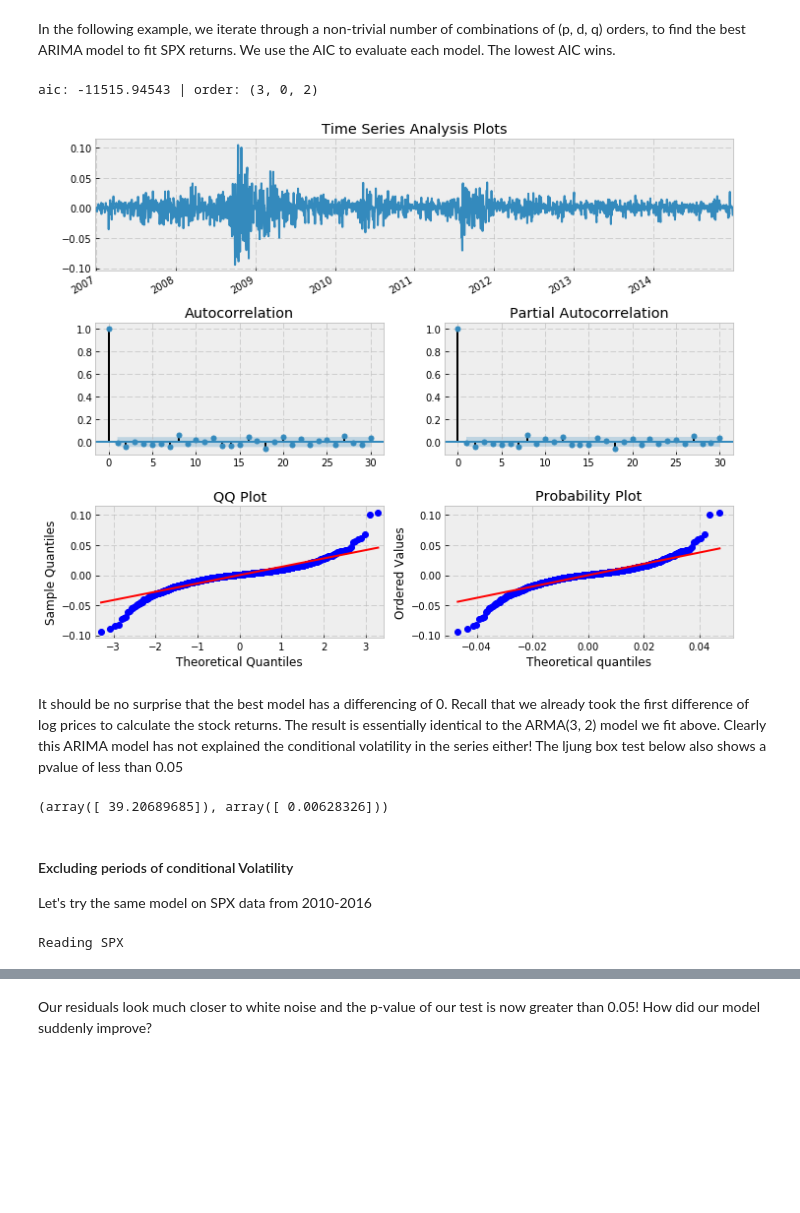
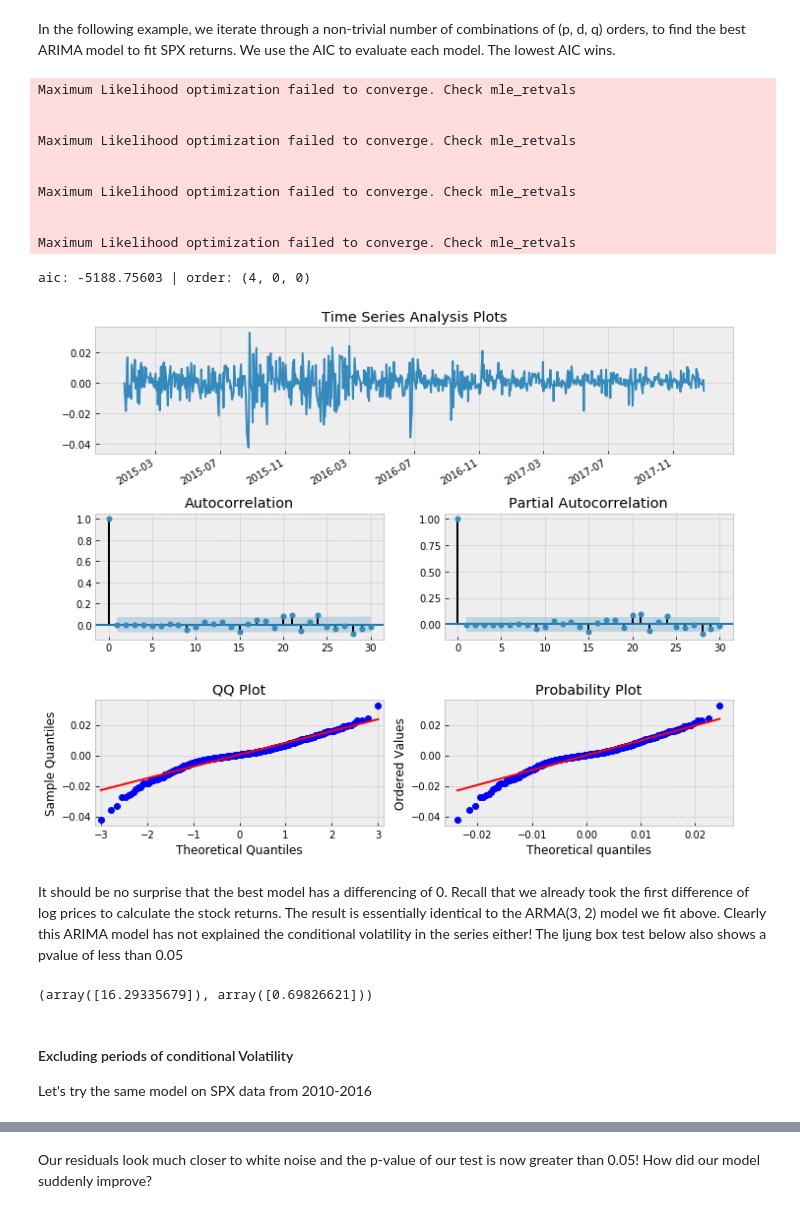
Before and after one commit to Auquan/Tutorials, a Jupyter notebook: Time Series Analysis - 3.ipynb, the cells around one changed output, grey strips where cells are left out. Cells and saved outputs as stored; diff of their text form; code cells hidden in the pictures; blank space fills up the shorter version.

```diff
--- a/Time Series Analysis - 3.ipynb
+++ b/Time Series Analysis - 3.ipynb
@@ -34,0 +21,16 @@ Reading MSFT
+# %%
+from backtester.dataSource.yahoo_data_source import YahooStockDataSource
+startDateStr = '2014/12/31'
+endDateStr = '2017/12/31'
+cachedFolderName = 'yahooData/'
+dataSetId = 'testPairsTrading'
+instrumentIds = ['^GSPC','DOW','AAPL','MSFT']
+ds = YahooStockDataSource(cachedFolderName=cachedFolderName,
+                            dataSetId=dataSetId,
+                            instrumentIds=instrumentIds,
+                            startDateStr=startDateStr,
+                            endDateStr=endDateStr,
+                            event='history')
+data = ds.getBookDataByFeature()['adjClose']
+# log returns
+lrets = np.log(data/data.shift(1))
@@ -186,25 +219,28 @@ The residuals seem normally distributed.
 # %% [markdown]
 Next we fit an ARMA model to SPX returns.
 # %%
-# Fit ARMA model to SPY returns
+from numpy.linalg import LinAlgError
+# Fit ARMA model to SPX returns
+
+TS = lrets['^GSPC'].dropna()
+TS.index = pd.DatetimeIndex(TS.index.values,
+                               freq=TS.index.inferred_freq)
 
 best_aic = np.inf
 best_order = None
 best_mdl = None
 
-rng = range(5) # [0,1,2,3,4,5]
+rng = range(1,5) # [0,1,2,3,4,5]
 for i in rng:
     for j in rng:
         try:
-            tmp_mdl = smt.ARMA(lrets.SPX, order=(i, j)).fit(
-                method='mle', trend='nc'
-            )
+            tmp_mdl = smt.ARMA(TS, order=(i, j)).fit(method='mle', trend='nc')
             tmp_aic = tmp_mdl.aic
             if tmp_aic < best_aic:
                 best_aic = tmp_aic
                 best_order = (i, j)
                 best_mdl = tmp_mdl
-        except: continue
+        except (ValueError, LinAlgError) as e: continue
 
 
 print('aic: {:6.5f} | order: {}'.format(best_aic, best_order))
@@ -309,49 +356,55 @@ In the following example, we iterate through a non-trivial number of combination
 # %%
 # Fit ARIMA(p, d, q) model to SPX log returns
 # pick best order and final model based on aic
 
+TS = lrets['^GSPC'].dropna()
+TS.index = pd.DatetimeIndex(TS.index.values,
+                               freq=TS.index.inferred_freq)
+
 best_aic = np.inf
 best_order = None
 best_mdl = None
+
 
 pq_rng = range(5) # [0,1,2,3]
 d_rng = range(2) # [0,1]
 for i in pq_rng:
     for d in d_rng:
         for j in pq_rng:
             try:
-                tmp_mdl = smt.ARIMA(lrets.SPX, order=(i,d,j)).fit(method='mle', trend='nc')
+                tmp_mdl = smt.ARIMA(TS, order=(i,d,j)).fit(method='mle', trend='nc')
                 tmp_aic = tmp_mdl.aic
                 if tmp_aic < best_aic:
                     best_aic = tmp_aic
                     best_order = (i, d, j)
                     best_mdl = tmp_mdl
             except: continue
 
 
 print('aic: {:6.5f} | order: {}'.format(best_aic, best_order))
 
 # ARIMA model resid plot
 _ = tsplot(best_mdl.resid, lags=30)
 # %% [output]
-aic: -11515.94543 | order: (3, 0, 2)
+Maximum Likelihood optimization failed to converge. Check mle_retvals
+
+
+Maximum Likelihood optimization failed to converge. Check mle_retvals
+
+
+Maximum Likelihood optimization failed to converge. Check mle_retvals
+
+
+Maximum Likelihood optimization failed to converge. Check mle_retvals
+aic: -5188.75603 | order: (4, 0, 0)
-[figure, old version]
+[figure, new version]
 # %% [markdown]
 It should be no surprise that the best model has a differencing of 0. Recall that we already took the first difference of log prices to calculate the stock returns. The result is essentially identical to the ARMA(3, 2) model we fit above. Clearly this ARIMA model has not explained the conditional volatility in the series either! The ljung box test below also shows a pvalue of less than 0.05
 # %%
 sms.diagnostic.acorr_ljungbox(best_mdl.resid, lags=[20], boxpierce=False)
 # %% [output]
-(array([ 39.20689685]), array([ 0.00628326]))
+(array([16.29335679]), array([0.69826621]))
 # %% [markdown]
 #### Excluding periods of conditional Volatility
 
 Let's try the same model on SPX data from 2010-2016
-# %%
-end = '2016-01-01'
-start = '2010-01-01'
-symbols = ['SPX']
-data = dl.load_data_nologs('nasdaq', symbols , start, end)['ADJ CLOSE']
-# log returns
-lrets = np.log(data/data.shift(1)).dropna()
-# %% [output]
-Reading SPX
```
Also changed, not shown: parts of 22 cells of this notebook, 1 other file.
